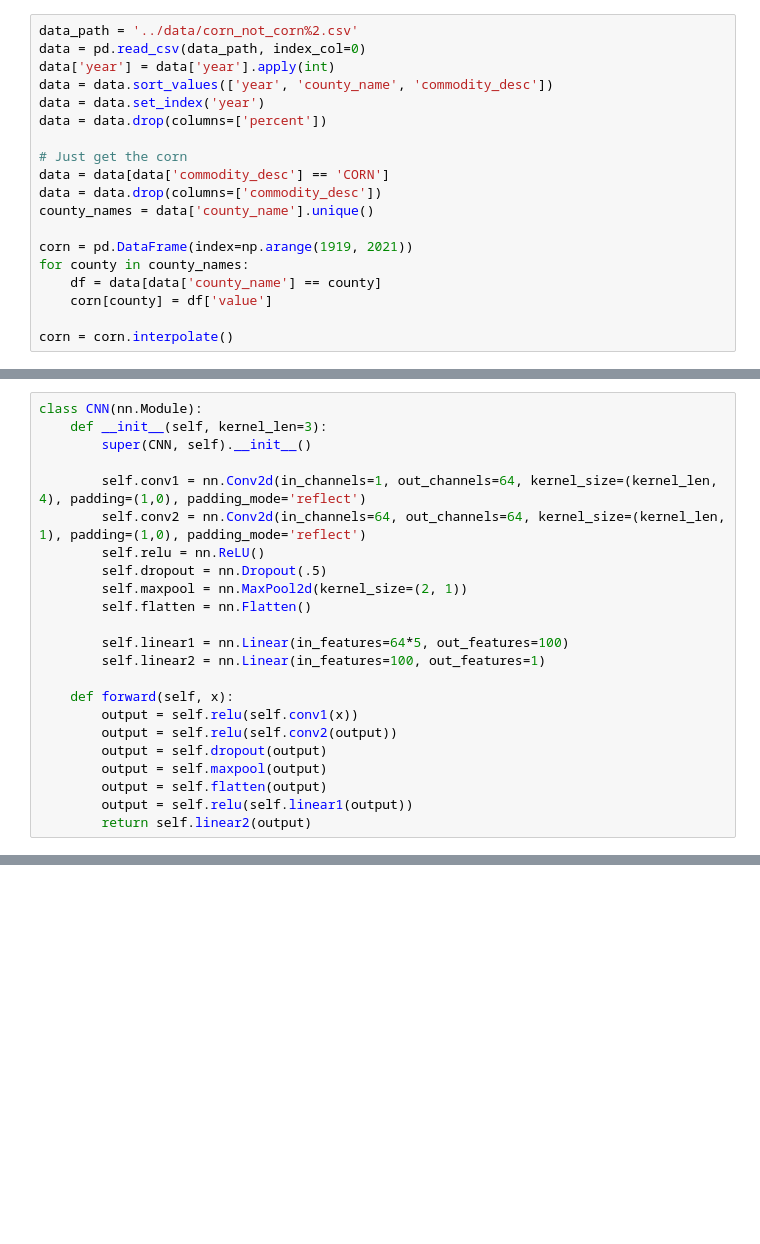
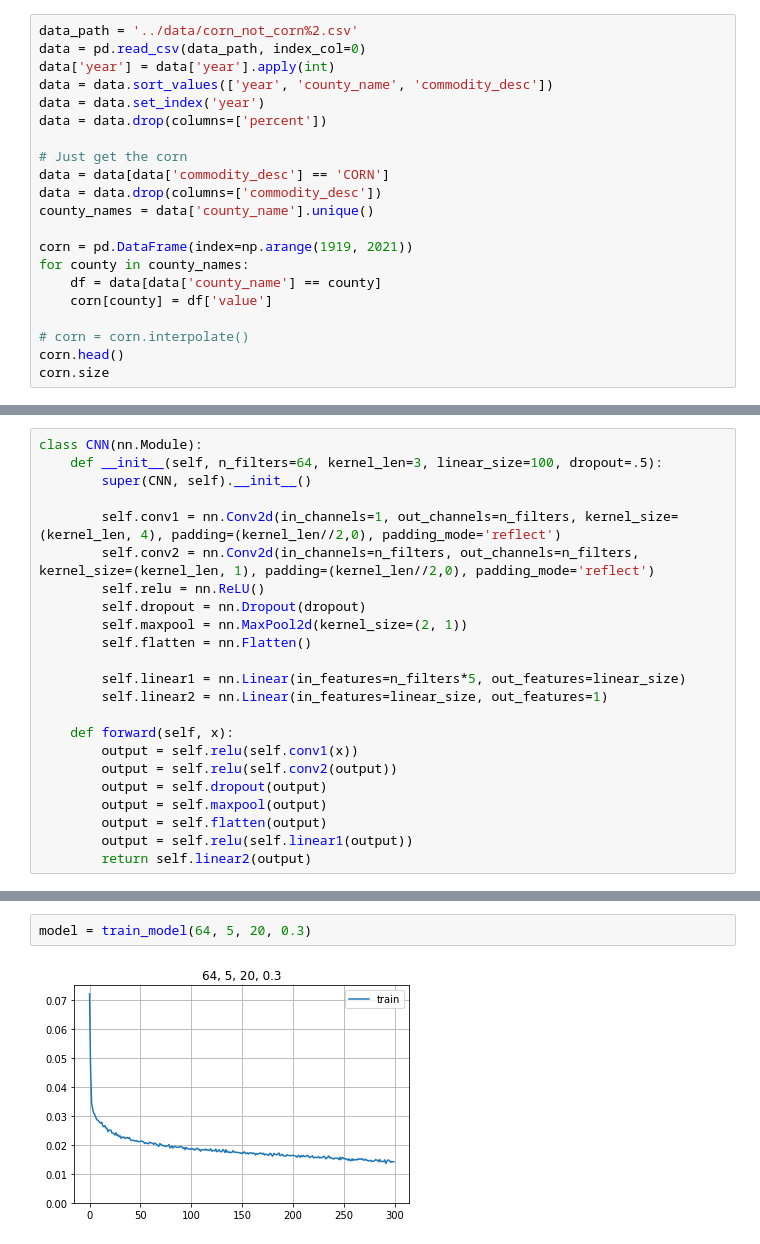
Before and after one commit to porter7678/farm-prophets, a Jupyter notebook: models/porter_cnn.ipynb, the cells around one changed output, grey strips where cells are left out. Cells and saved outputs as stored; diff of their text form; blank space fills up the shorter version.

```diff
--- a/models/porter_cnn.ipynb
+++ b/models/porter_cnn.ipynb
@@ -30,4 +31,6 @@ for county in county_names:
     df = data[data['county_name'] == county]
     corn[county] = df['value']
 
-corn = corn.interpolate()
+# corn = corn.interpolate()
+corn.head()
+corn.size
@@ -85,17 +79,17 @@ test_loader =  DataLoader(test_data,
 # %%
 class CNN(nn.Module):
-    def __init__(self, kernel_len=3):
+    def __init__(self, n_filters=64, kernel_len=3, linear_size=100, dropout=.5):
         super(CNN, self).__init__()
 
-        self.conv1 = nn.Conv2d(in_channels=1, out_channels=64, kernel_size=(kernel_len, 4), padding=(1,0), padding_mode='reflect')
-        self.conv2 = nn.Conv2d(in_channels=64, out_channels=64, kernel_size=(kernel_len, 1), padding=(1,0), padding_mode='reflect')
+        self.conv1 = nn.Conv2d(in_channels=1, out_channels=n_filters, kernel_size=(kernel_len, 4), padding=(kernel_len//2,0), padding_mode='reflect')
+        self.conv2 = nn.Conv2d(in_channels=n_filters, out_channels=n_filters, kernel_size=(kernel_len, 1), padding=(kernel_len//2,0), padding_mode='reflect')
         self.relu = nn.ReLU()
-        self.dropout = nn.Dropout(.5)
+        self.dropout = nn.Dropout(dropout)
         self.maxpool = nn.MaxPool2d(kernel_size=(2, 1))
         self.flatten = nn.Flatten()
 
-        self.linear1 = nn.Linear(in_features=64*5, out_features=100)
-        self.linear2 = nn.Linear(in_features=100, out_features=1)
+        self.linear1 = nn.Linear(in_features=n_filters*5, out_features=linear_size)
+        self.linear2 = nn.Linear(in_features=linear_size, out_features=1)
 
     def forward(self, x):
         output = self.relu(self.conv1(x))
@@ -167 +171,5 @@ plt.show()
+# %%
+model = train_model(64, 5, 20, 0.3)
+# %% [output]
+[figure, added]
 # %%
```
Also changed, not shown: parts of 9 cells of this notebook.
